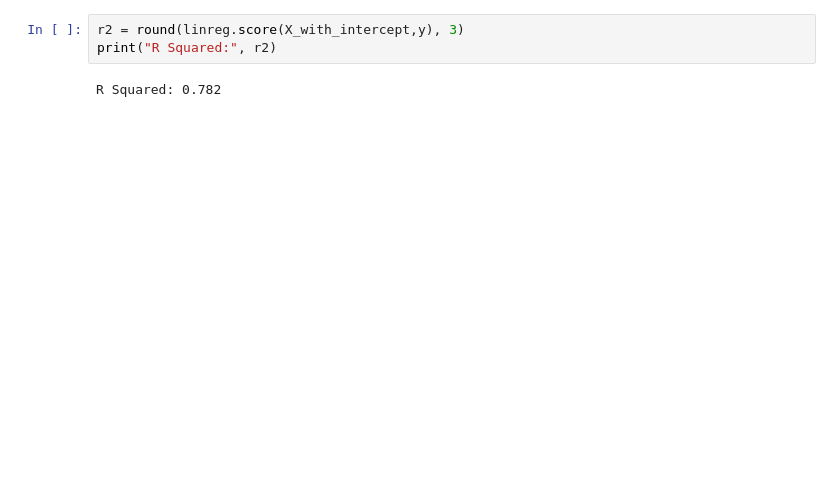
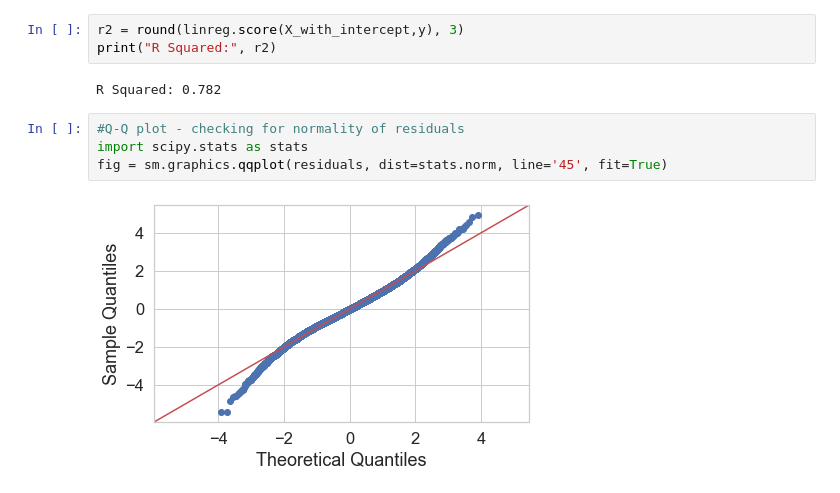
Before and after one commit to JonahFlateman/King-County-Sale-Prices, a Jupyter notebook: student-final.ipynb, the cells around one changed output. Drawn from its saved outputs; the diff is of its cells as text; blank space fills up the shorter version.

```diff
--- a/student-final.ipynb
+++ b/student-final.ipynb
@@ -731,6 +739,12 @@ r2 = round(linreg.score(X_with_intercept,y), 3)
 print("R Squared:", r2)
 # %% [output]
 R Squared: 0.782
+# %%
+#Q-Q plot - checking for normality of residuals
+import scipy.stats as stats
+fig = sm.graphics.qqplot(residuals, dist=stats.norm, line='45', fit=True)
+# %% [output]
+[figure, added]
 # %%
 #Scatterplot with actual vs. predicted prices
 plt.figure(figsize=(15, 15))
```
Also changed, not shown: parts of 9 cells of this notebook, 8 other files.
